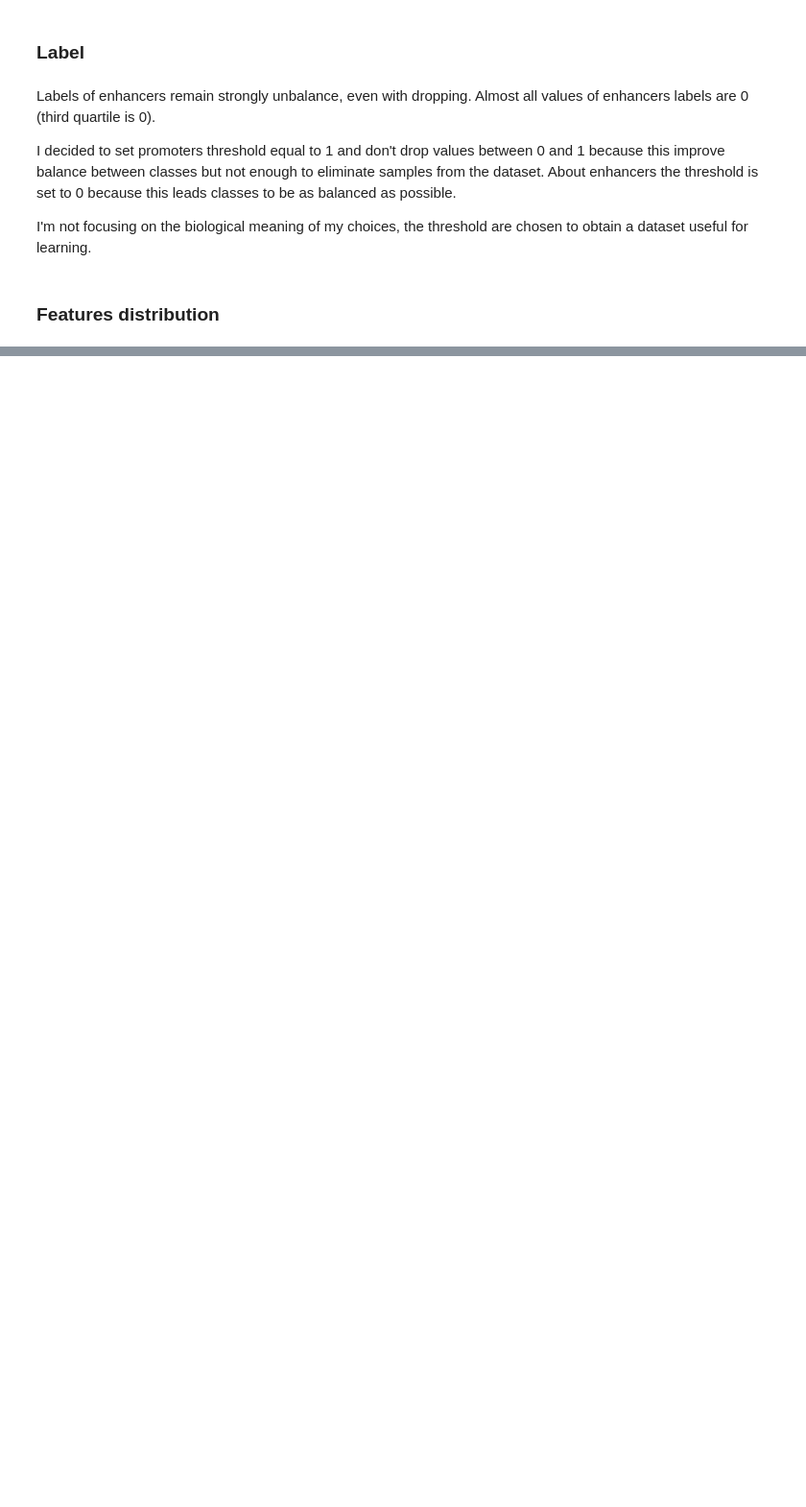
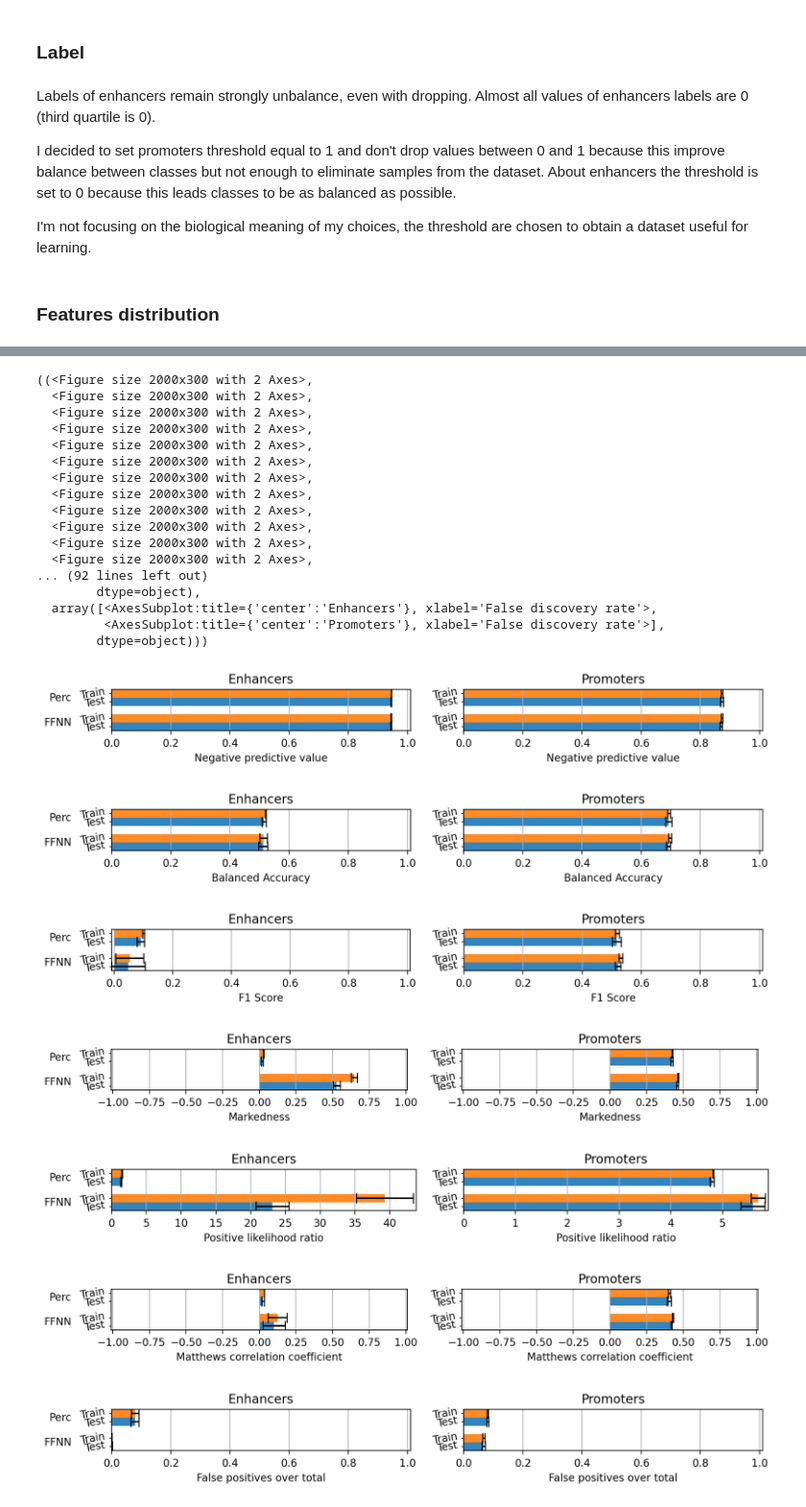
Before and after one commit to NaomiDemolli/Bioinformatics_project, a Jupyter notebook: code/project.ipynb, the cells around one changed output, grey strips where cells are left out. Shown at 96% size. Saved outputs shown, nothing was run; the diff lists cells and outputs as text; code cells hidden in the pictures; blank space fills up the shorter version.

```diff
--- a/code/project.ipynb
+++ b/code/project.ipynb
@@ -111,10 +55,0 @@ colors = np.array([
-# %%
-fig, axes = plt.subplots(nrows=1, ncols=4, figsize=(32, 8))
-
-for x, y, title, axis in tqdm(zip(xs, ys, titles, axes.flatten()), desc="Computing PCAs", total=len(xs)):
-    axis.scatter(*pca(x).T, s=1, color=colors[y.astype(int)])
-    axis.xaxis.set_visible(False)
-    axis.yaxis.set_visible(False)
-    axis.set_title(f"PCA decomposition - {title}")
-plt.savefig("./img/PCA decomposition")
-plt.show()
@@ -120,0 +137,10 @@ plt.show()
+# %%
+from sklearn.model_selection import StratifiedShuffleSplit, ShuffleSplit
+
+# aumentare numero di splits (10)
+number_of_splits = 2
+
+holdouts_generator = StratifiedShuffleSplit(
+    n_splits = number_of_splits,
+    test_size = 0.2
+)
@@ -120,0 +158,12 @@ plt.show()
+# %%
+from keras_mixed_sequence import MixedSequence, VectorSequence
+from keras_bed_sequence import BedSequence
+
+def get_ffnn_sequence(X: np.ndarray, y: np.ndarray, batch_size: int = 1024) -> MixedSequence:
+
+    return MixedSequence(
+
+        x = {"epigenomic_data": VectorSequence(X, batch_size)},
+
+        y = VectorSequence(y, batch_size)
+    )
@@ -120,0 +261,37 @@ plt.show()
+# %%
+from barplots import barplots
+
+barplots(
+    all_binary_classification_performance.drop(columns=["holdout_number"]),
+    groupby=["task", "model_name", "run_type"],
+    orientation="horizontal",
+    height=5,
+    subplots=True,
+    minor_rotation=10,
+    show_legend = False
+)
+# %% [output]
+((<Figure size 2000x300 with 2 Axes>,
+  <Figure size 2000x300 with 2 Axes>,
+  <Figure size 2000x300 with 2 Axes>,
+  <Figure size 2000x300 with 2 Axes>,
+  <Figure size 2000x300 with 2 Axes>,
+  <Figure size 2000x300 with 2 Axes>,
+  <Figure size 2000x300 with 2 Axes>,
+  <Figure size 2000x300 with 2 Axes>,
+  <Figure size 2000x300 with 2 Axes>,
+  <Figure size 2000x300 with 2 Axes>,
+  <Figure size 2000x300 with 2 Axes>,
+  <Figure size 2000x300 with 2 Axes>,
+... (92 lines left out)
+        dtype=object),
+  array([<AxesSubplot:title={'center':'Enhancers'}, xlabel='False discovery rate'>,
+         <AxesSubplot:title={'center':'Promoters'}, xlabel='False discovery rate'>],
+        dtype=object)))
+[figure, added]
+[figure, added]
+[figure, added]
+[figure, added]
+[figure, added]
+[figure, added]
+[figure, added]
```
Also changed, not shown: parts of 20 cells of this notebook.
